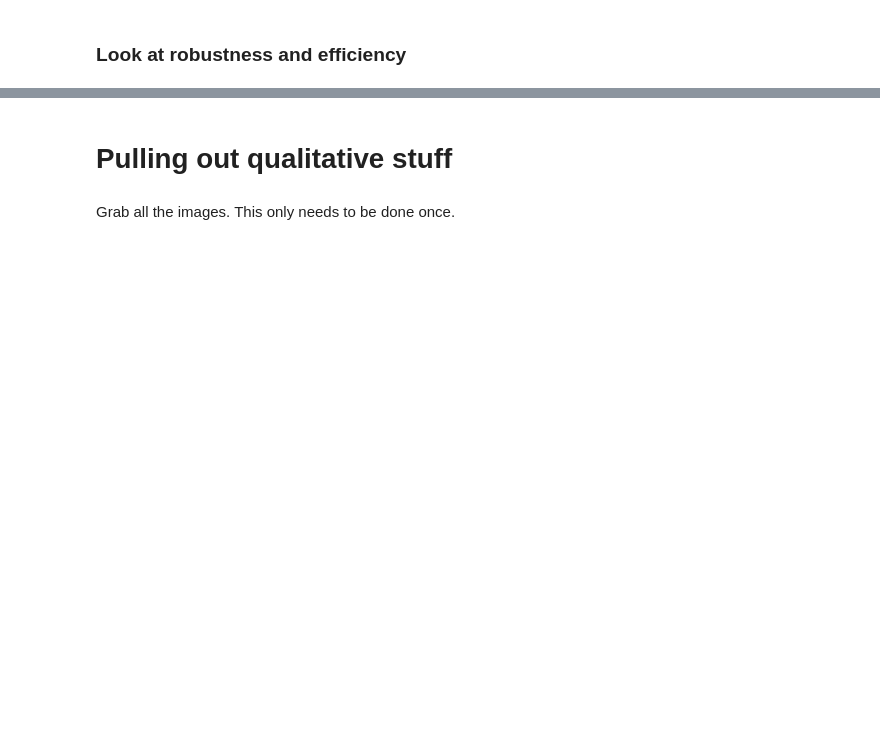
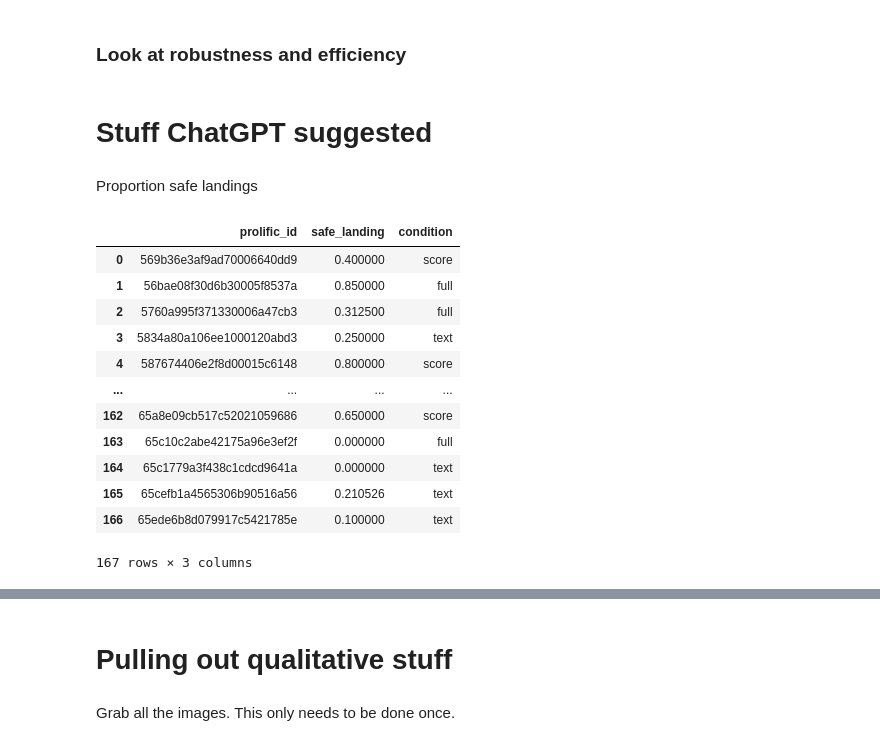
Before and after one commit to cairo-robotics/llm-multimodal-drone-feedback, a Jupyter notebook: analysis/analysis_brainstorm.ipynb, the cells around one changed output, grey strips where cells are left out. Cells and saved outputs as stored; diff of their text form; code cells hidden in the pictures; blank space fills up the shorter version.

```diff
--- a/analysis/analysis_brainstorm.ipynb
+++ b/analysis/analysis_brainstorm.ipynb
@@ -1075,2 +1253,2 @@ utils.run_kruskal('n_unsafe_landings', part_file)
 # %%
-utils.run_anova('n_unsafe_landings', part_file)
+utils.run_anova('n_unsafe_landings', part_file[part_file['prolific_id'].isin(struggle_safe_ids)])
@@ -1077,2 +1257,2 @@ utils.run_anova('n_unsafe_landings', part_file)
 # %%
-utils.run_kruskal('n_crashes', part_file)
+utils.run_kruskal('n_crashes', part_file[part_file['prolific_id'].isin(struggle_safe_ids)])
@@ -1079,2 +1272,2 @@ utils.run_kruskal('n_crashes', part_file)
 # %%
-utils.run_anova('n_crashes', part_file)
+utils.run_anova('n_crashes', part_file[part_file['prolific_id'].isin(struggle_safe_ids)])
@@ -1283,3 +1601,31 @@ for a in range(len(axs)-1):
 
 fig.colorbar(mpl.cm.ScalarMappable(norm=norm, cmap=cmap), orientation='vertical', label='robustness',cax=axs[-1])
 plt.show()
+# %% [markdown]
+# Stuff ChatGPT suggested
+# %%
+# Merge dataframes on prolific_id
+data = pd.merge(trial_file, part_file, on='prolific_id')
+data_struggle = data[data['prolific_id'].isin(struggle_safe_ids)]
+# %% [markdown]
+Proportion safe landings
+# %%
+# Proportion of Safe Landings
+data['safe_landing'] = data['outcome_code'].apply(lambda x: 1 if x == 2 else 0)
+proportion_safe = data.groupby('prolific_id')['safe_landing'].mean().reset_index()
+proportion_safe = pd.merge(proportion_safe, part_file[['prolific_id', 'condition']], on='prolific_id')
+proportion_safe
+# %% [output]
+|  | prolific_id | safe_landing | condition |
+| 0 | 569b36e3af9ad70006640dd9 | 0.400000 | score |
+| 1 | 56bae08f30d6b30005f8537a | 0.850000 | full |
+| 2 | 5760a995f371330006a47cb3 | 0.312500 | full |
+| 3 | 5834a80a106ee1000120abd3 | 0.250000 | text |
+| 4 | 587674406e2f8d00015c6148 | 0.800000 | score |
+| ... | ... | ... | ... |
+| 162 | 65a8e09cb517c52021059686 | 0.650000 | score |
+| 163 | 65c10c2abe42175a96e3ef2f | 0.000000 | full |
+| 164 | 65c1779a3f438c1cdcd9641a | 0.000000 | text |
+| 165 | 65cefb1a4565306b90516a56 | 0.210526 | text |
+| 166 | 65ede6b8d079917c5421785e | 0.100000 | text |
+167 rows × 3 columns
```
Also changed, not shown: parts of 148 cells of this notebook.
